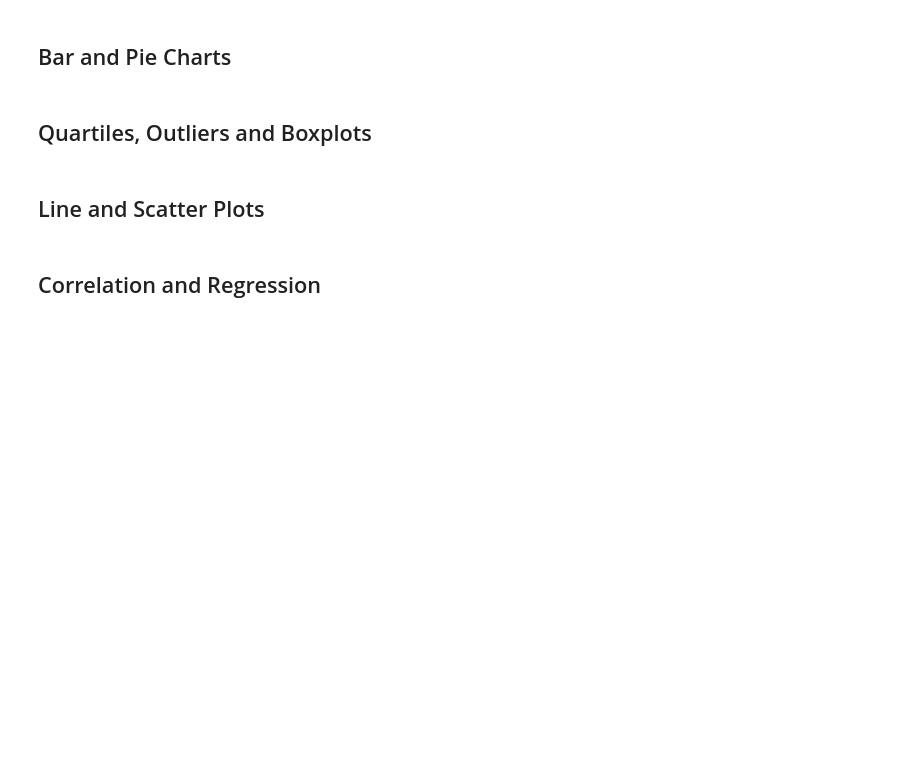
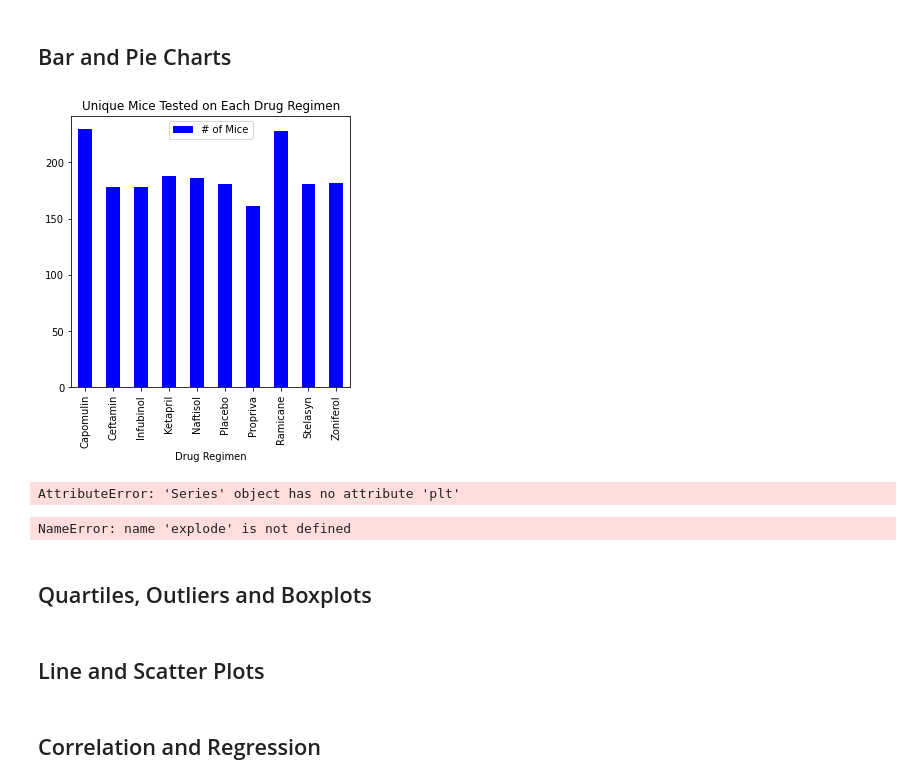
Before and after one commit to annarischitelli/Matplotlib-challenge, a Jupyter notebook: Pymaceuticals_Anna.ipynb, the cells around one changed output. Cells and saved outputs as stored; diff of their text form; code cells hidden in the pictures; blank space fills up the shorter version.

```diff
--- a/Pymaceuticals_Anna.ipynb
+++ b/Pymaceuticals_Anna.ipynb
@@ -113,6 +114,9 @@ sum_stats['Variance'] = pd.DataFrame(merged_df.groupby("Drug Regimen")["Tumor Vo
 sum_stats['SEM'] = pd.DataFrame(merged_df.groupby("Drug Regimen")["Tumor Volume (mm3)"].sem())
 
 # Assemble the resulting series into a single summary dataframe.
-sum_stats = sum_stats['Mouse ID', 'Mean', 'Median', 'Mode', 'Standard Deviation', 'Variance', 'SEM']
+sum_stats = sum_stats[['Mouse ID', 'Mean', 'Median', 'Standard Deviation', 'Variance', 'SEM']]
+
+#Rename Id because it's a count of trials
+sum_stats = sum_stats.rename(columns = {"Mouse ID" : "# of Mice"})
 sum_stats
 # %% [output]
@@ -123,5 +137,17 @@ KeyError: ('Mouse ID', 'Mean', 'Median', 'Mode', 'Standard Deviation', 'Variance
 # Using the aggregation method, produce the same summary statistics in a single line
 # %% [markdown]
 ## Bar and Pie Charts
+# %%
+# Generate a bar plot showing the total number of unique mice tested on each drug regimen using pandas.
+unique_mice_bar = sum_stats[['# of Mice']]
+unique_mice_bar.plot(kind='bar', figsize=(5,5), color='b', legend=True)
+plt.title("Unique Mice Tested on Each Drug Regimen")
+plt.show()
+# %% [output]
+[figure, added]
 # %%
-# Generate a bar plot showing the total number of unique mice tested on each drug regimen using pandas.
+# Generate a bar plot showing the total number of unique mice tested on each drug regimen using pyplot.
+sum_stats['# of Mice'].plt.bar(x, height, width=1.0, bottom=0, align = 'center')
+plt.show()
+# %% [output]
+AttributeError: 'Series' object has no attribute 'plt'
@@ -130,5 +154,11 @@ KeyError: ('Mouse ID', 'Mean', 'Median', 'Mode', 'Standard Deviation', 'Variance
 # %%
 # Generate a pie plot showing the distribution of female versus male mice using pandas
+unique_mice_pie = clean_df[['Sex']]
+unique_mice_pie.plot(kind='pie', explode=explode, labels=clean_df.index.values, colors=colors, autopct='%1.1f%%', shadow=False, startangle=140, legend=True)
+plt.title("Unique Mice Tested on Each Drug Regimen")
+plt.show()
+# %% [output]
+NameError: name 'explode' is not defined
 # %%
 # Generate a pie plot showing the distribution of female versus male mice using pyplot
 # %% [markdown]
```
Also changed, not shown: parts of 4 cells of this notebook.
